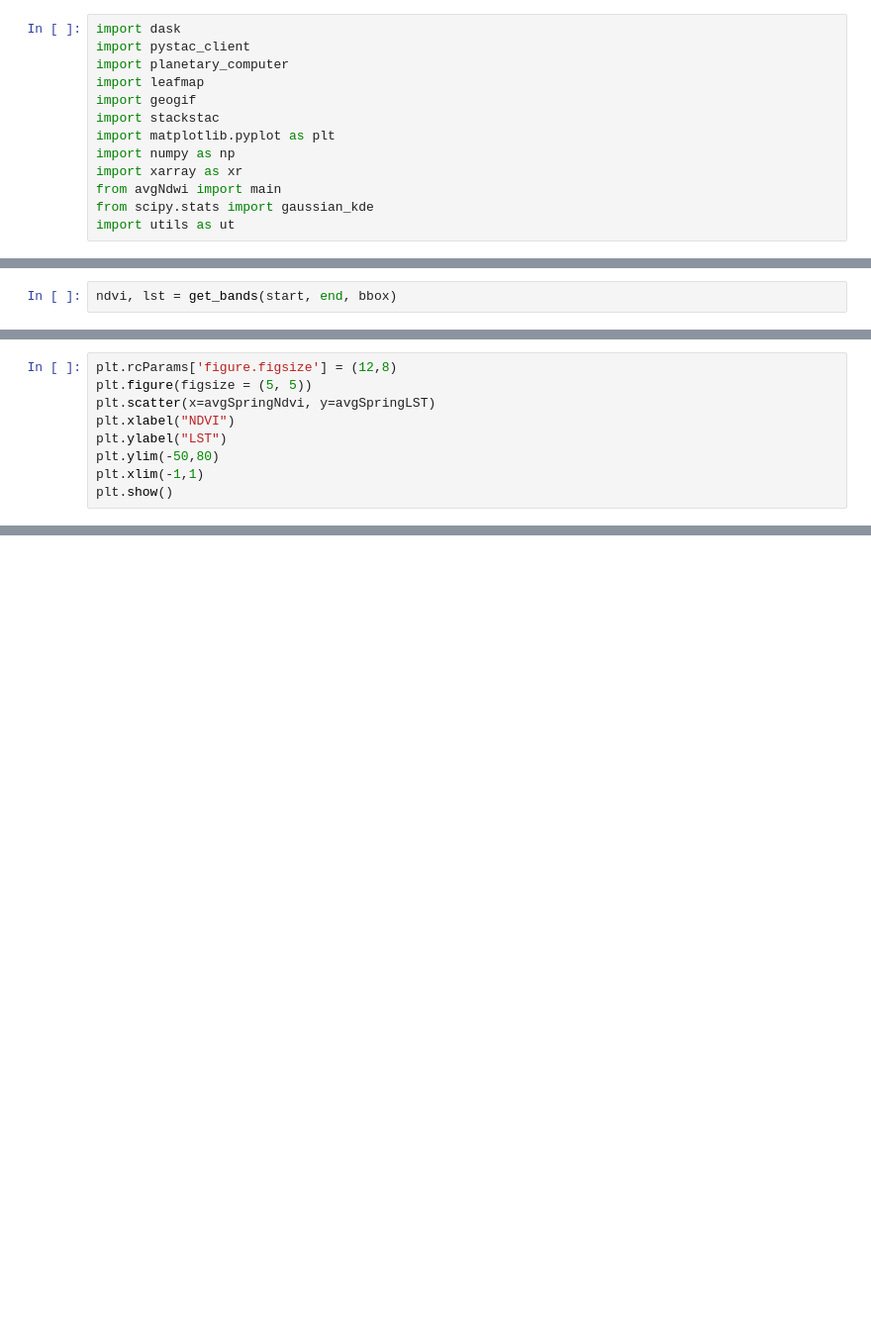
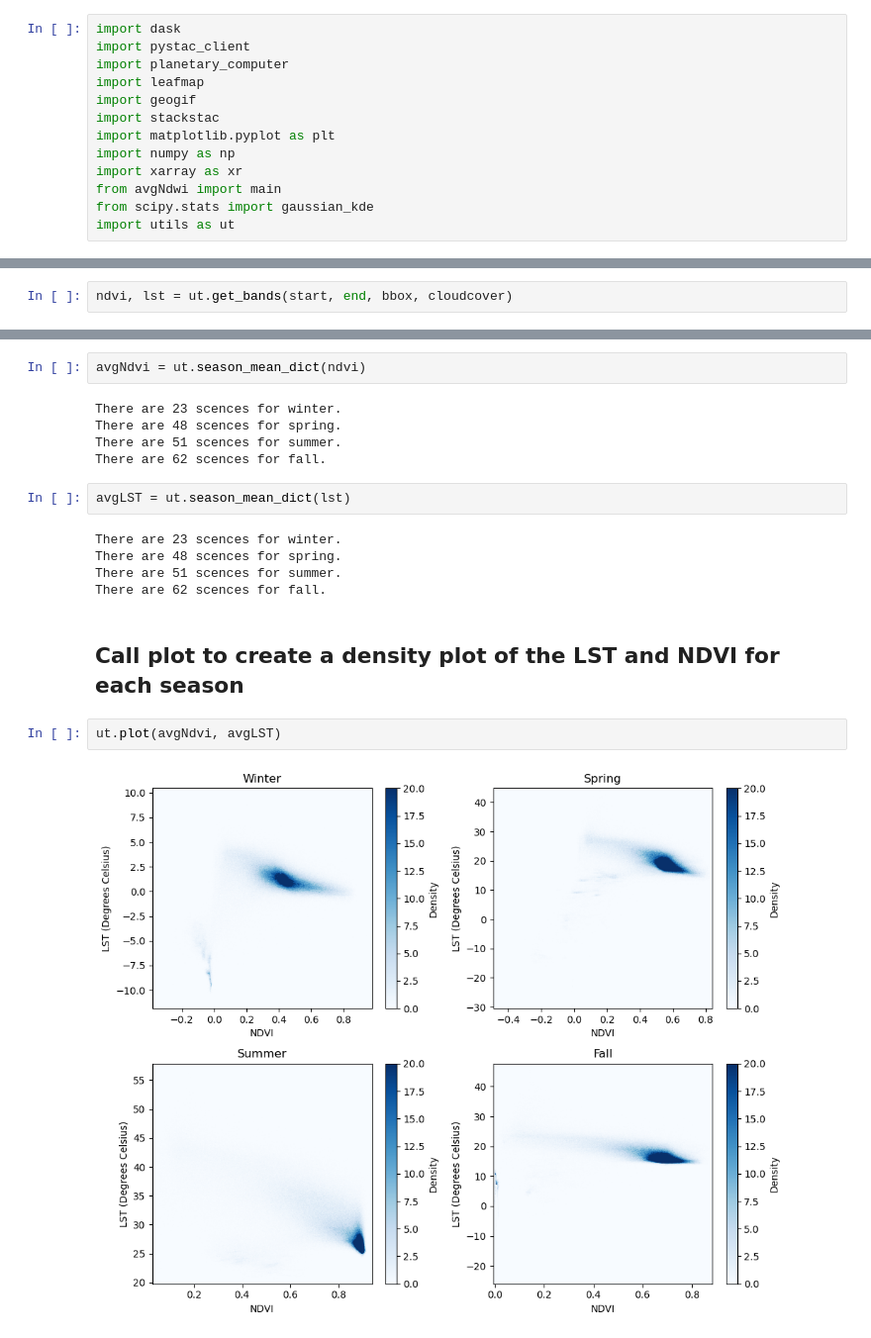
Before and after one commit to tannerhonnef/geog313-final-project, a Jupyter notebook: dataAcquisition.ipynb, the cells around one changed output, grey strips where cells are left out. Shown at 99% size. Saved outputs shown, nothing was run; the diff lists cells and outputs as text; blank space fills up the shorter version.

```diff
--- a/dataAcquisition.ipynb
+++ b/dataAcquisition.ipynb
@@ -129,2 +39,2 @@ def scatter_ndvi_lst(ndvi, lst):
 # %%
-ndvi, lst = get_bands(start, end, bbox)
+ndvi, lst = ut.get_bands(start, end, bbox, cloudcover)
@@ -255,9 +40,0 @@ avgSpringLST.plot(cmap='RdYlGn')
-# %%
-plt.rcParams['figure.figsize'] = (12,8)
-plt.figure(figsize = (5, 5))
-plt.scatter(x=avgSpringNdvi, y=avgSpringLST)
-plt.xlabel("NDVI")
-plt.ylabel("LST")
-plt.ylim(-50,80)
-plt.xlim(-1,1)
-plt.show()
@@ -364,0 +44,20 @@ createDensity(avgFallNdvi, avgFallLST)
+# %%
+avgNdvi = ut.season_mean_dict(ndvi)
+# %% [output]
+There are 23 scences for winter.
+There are 48 scences for spring.
+There are 51 scences for summer.
+There are 62 scences for fall.
+# %%
+avgLST = ut.season_mean_dict(lst)
+# %% [output]
+There are 23 scences for winter.
+There are 48 scences for spring.
+There are 51 scences for summer.
+There are 62 scences for fall.
+# %% [markdown]
+## Call plot to create a density plot of the LST and NDVI for each season
+# %%
+ut.plot(avgNdvi, avgLST)
+# %% [output]
+[figure, added]
```
Also changed, not shown: parts of 32 cells of this notebook, 1 other file.
